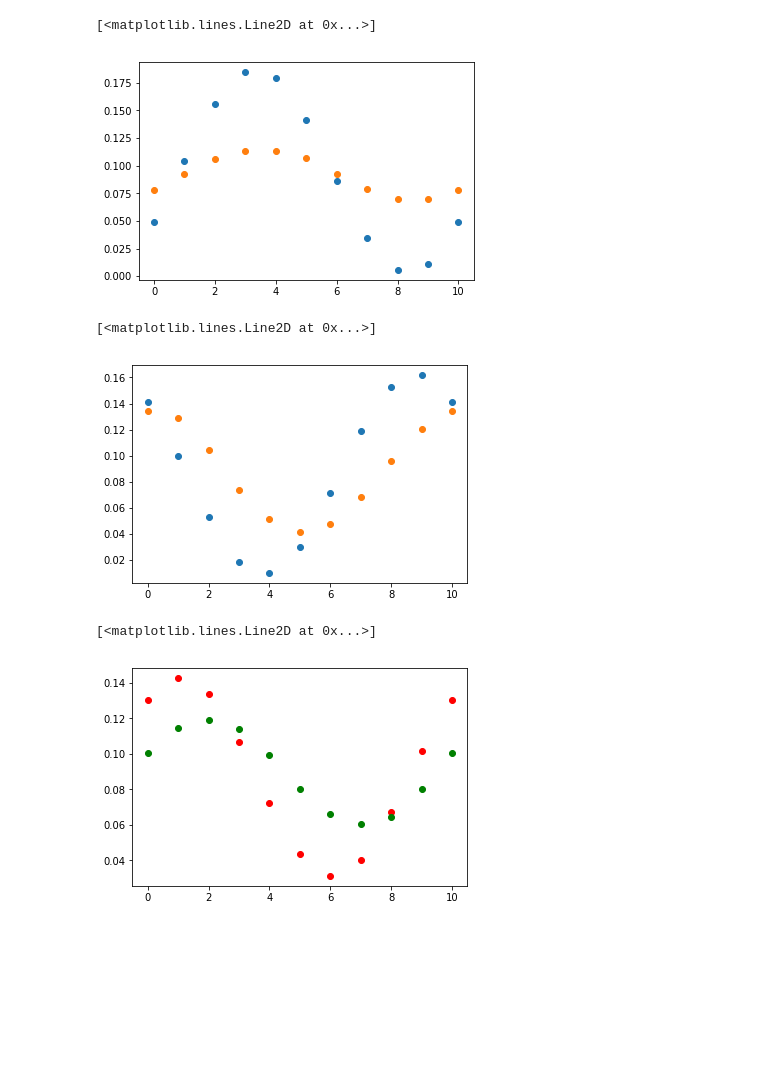
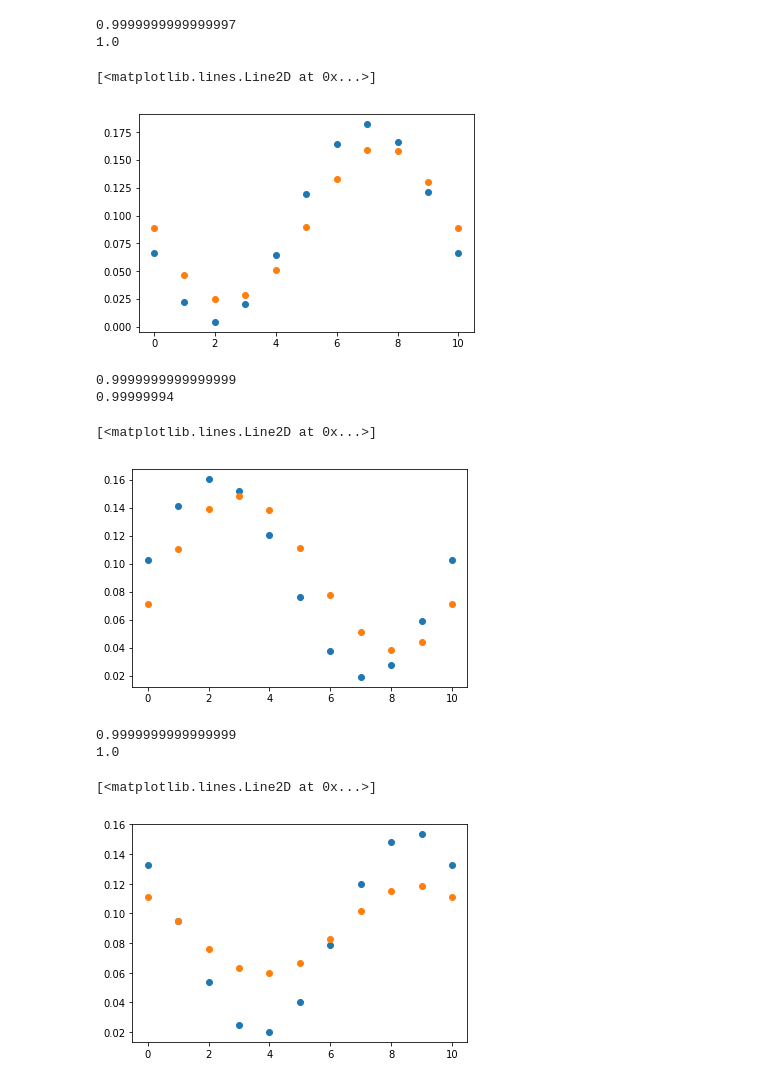
Before and after one commit to klasocha/HiggsCP, a Jupyter notebook: notebooks/Softmax tests.ipynb, the cells around one changed output. Saved outputs shown, nothing was run; the diff lists cells and outputs as text; code cells hidden in the pictures; blank space fills up the shorter version.

```diff
--- a/notebooks/Softmax tests.ipynb
+++ b/notebooks/Softmax tests.ipynb
@@ -38,21 +62,39 @@ plt.plot(preds[i], 'o')
 # %%
 i = 120
-plt.plot(labels[i]/np.sum(labels[i]), 'o')
-plt.plot(preds[i], 'o')
+label = labels[i]/np.sum(labels[i])
+pred = preds[i]
+print(label.sum())
+print(pred.sum())
+plt.plot(label, 'o')
+plt.plot(pred, 'o')
 # %% [output]
-[<matplotlib.lines.Line2D at 0x...>]
+0.9999999999999997
+1.0
+[<matplotlib.lines.Line2D at 0x...>]
-[figure, old version]
+[figure, new version]
 # %%
 i = 540
-plt.plot(labels[i]/np.sum(labels[i]), 'o')
-plt.plot(preds[i], 'o')
+label = labels[i]/np.sum(labels[i])
+pred = preds[i]
+print(label.sum())
+print(pred.sum())
+plt.plot(label, 'o')
+plt.plot(pred, 'o')
 # %% [output]
-[<matplotlib.lines.Line2D at 0x...>]
+0.9999999999999999
+0.99999994
+[<matplotlib.lines.Line2D at 0x...>]
-[figure, old version]
+[figure, new version]
 # %%
 i = np.random.randint(100)
-plt.plot(labels[i]/np.sum(labels[i]), 'ro')
-plt.plot(preds[i], 'go')
+label = labels[i]/np.sum(labels[i])
+pred = preds[i]
+print(label.sum())
+print(pred.sum())
+plt.plot(label, 'o')
+plt.plot(pred, 'o')
 # %% [output]
-[<matplotlib.lines.Line2D at 0x...>]
+0.9999999999999999
+1.0
+[<matplotlib.lines.Line2D at 0x...>]
-[figure, old version]
+[figure, new version]
```
Also changed, not shown: parts of 7 cells of this notebook, 1 other file.
